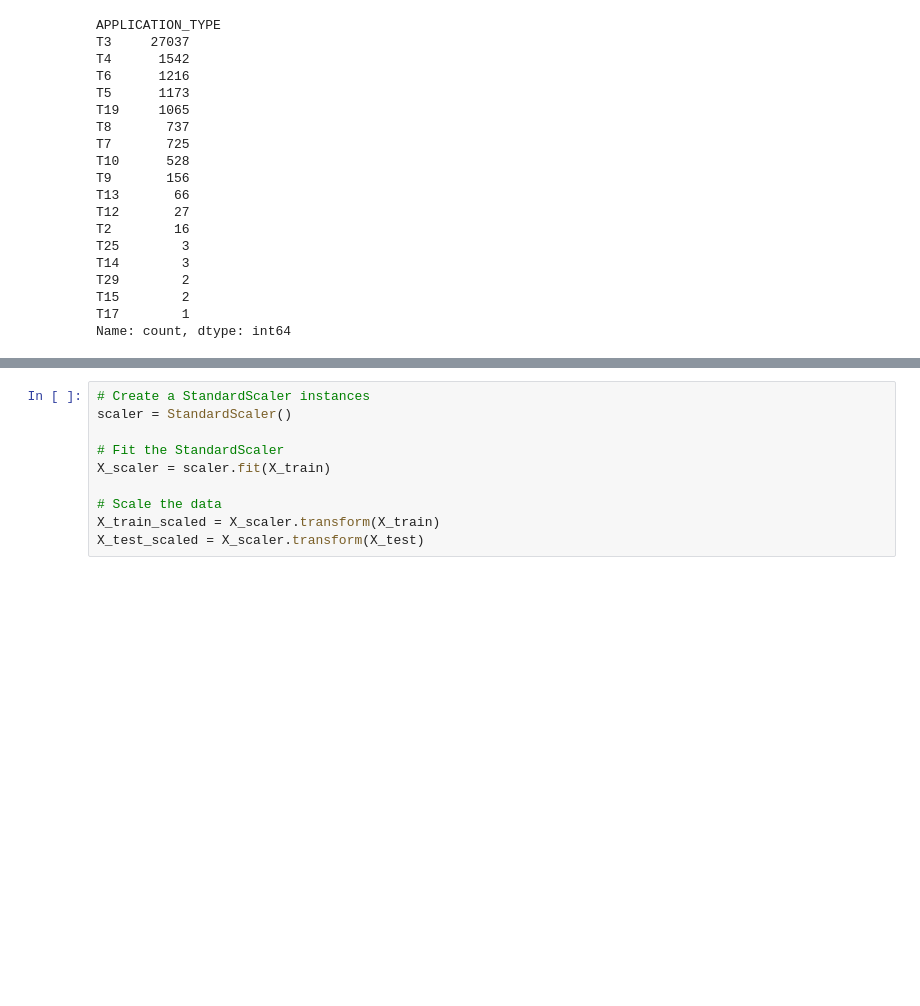
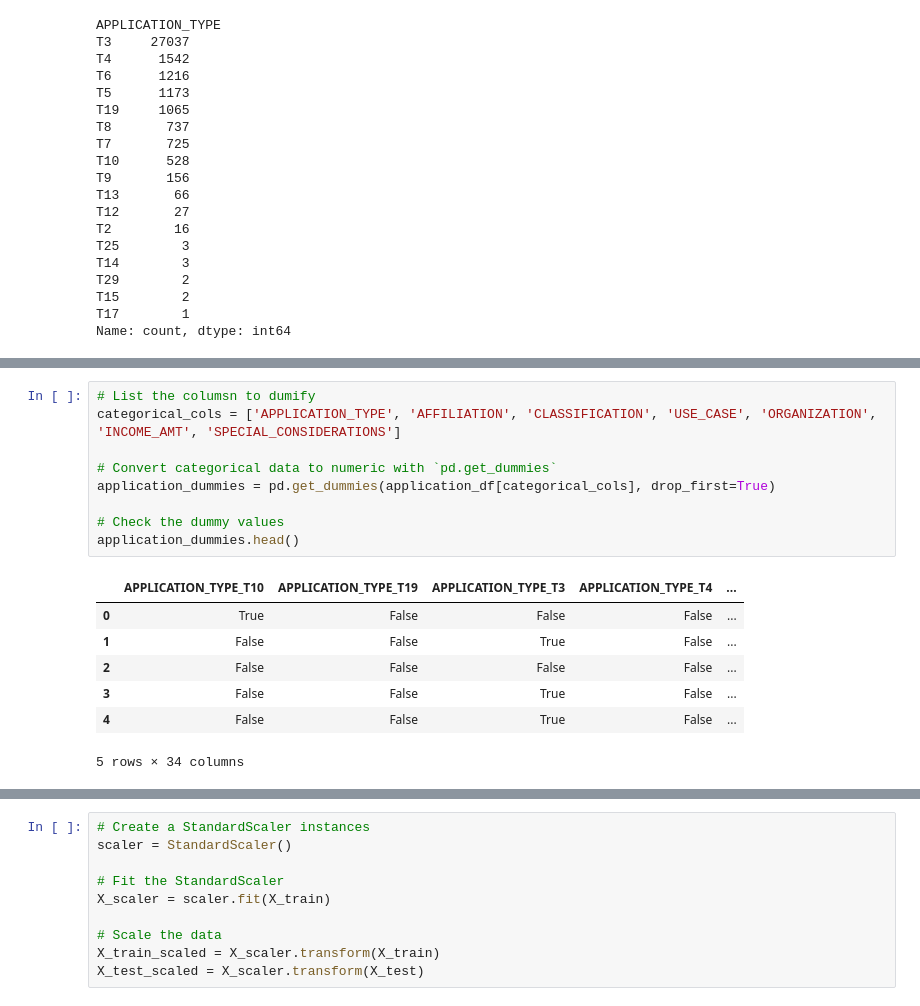
Before and after one commit to QJones76/deep-learning-challenge, a Jupyter notebook: deep_learning_model/funding_analysis.ipynb, the cells around one changed output, grey strips where cells are left out. Drawn from its saved outputs; the diff is of its cells as text; blank space fills up the shorter version.

```diff
--- a/deep_learning_model/funding_analysis.ipynb
+++ b/deep_learning_model/funding_analysis.ipynb
@@ -145,0 +178,17 @@ Name: CLASSIFICATION, dtype: int64
+# %%
+# List the columsn to dumify
+categorical_cols = ['APPLICATION_TYPE', 'AFFILIATION', 'CLASSIFICATION', 'USE_CASE', 'ORGANIZATION', 'INCOME_AMT', 'SPECIAL_CONSIDERATIONS']
+
+# Convert categorical data to numeric with `pd.get_dummies`
+application_dummies = pd.get_dummies(application_df[categorical_cols], drop_first=True)
+
+# Check the dummy values
+application_dummies.head()
+# %% [output]
+|  | APPLICATION_TYPE_T10 | APPLICATION_TYPE_T19 | APPLICATION_TYPE_T3 | APPLICATION_TYPE_T4 | ... |
+| 0 | True | False | False | False | ... |
+| 1 | False | False | True | False | ... |
+| 2 | False | False | False | False | ... |
+| 3 | False | False | True | False | ... |
+| 4 | False | False | True | False | ... |
+5 rows × 34 columns
```
Also changed, not shown: parts of 16 cells of this notebook, 5 other files.
